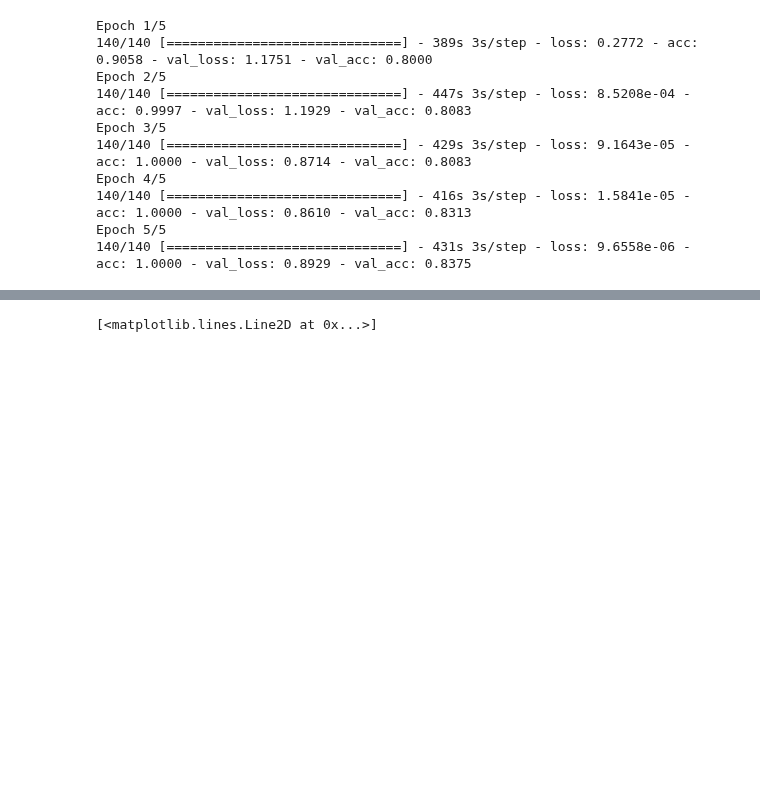
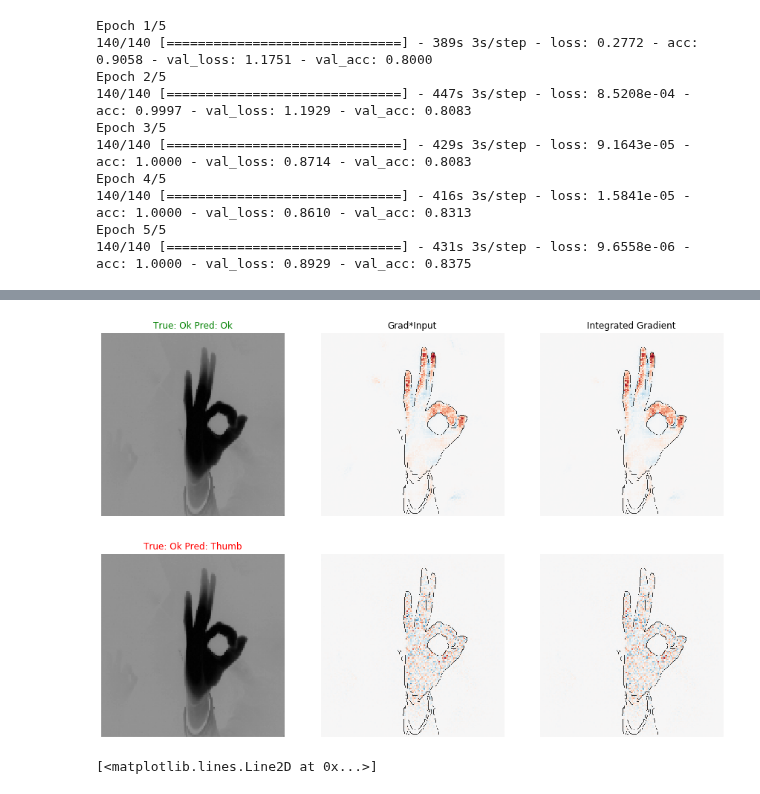
Before and after one commit to alexus37/MasterThesisCode, a Jupyter notebook: experiments/leap/LeapHandGesture.ipynb, the cells around one changed output, grey strips where cells are left out. Saved outputs shown, nothing was run; the diff lists cells and outputs as text; code cells hidden in the pictures; blank space fills up the shorter version.

```diff
--- a/experiments/leap/LeapHandGesture.ipynb
+++ b/experiments/leap/LeapHandGesture.ipynb
@@ -181,3 +215,32 @@ for i, (a1, a2) in enumerate(zip(attributions_gradin, attributions_ig)):
+# %%
+fig, axes = plt.subplots(nrows=2, ncols=3, figsize=(15, 10))
+i = 0
+row = 0
+a1 = attributions_gradin[0]
+a2 = attributions_ig[0]
+
+true_label = label_names[np.argmax(ys[i])]
+pred_label = label_names[np.argmax(ys_pred[i])]
+
+plot(xs[i].reshape(IMAGE_SHAPE[0], IMAGE_SHAPE[1]), cmap='Greys', axis=axes[row, 0]) \
+    .set_title(f'True: {true_label} Pred: {pred_label}', color='green' if true_label == pred_label else 'red')
+plot(a1.reshape(IMAGE_SHAPE[0], IMAGE_SHAPE[1]), xi = xs[i], axis=axes[row,1]).set_title('Grad*Input')
+plot(a2.reshape(IMAGE_SHAPE[0], IMAGE_SHAPE[1]), xi = xs[i], axis=axes[row,2]).set_title('Integrated Gradient')
+
+row = 1
+a1 = attributions_gradin_untrained[0]
+a2 = attributions_ig_untrained[0]
+
+true_label = label_names[np.argmax(ys[i])]
+pred_label = label_names[np.argmax(ys_pred_untrained[i])]
+
+plot(xs[i].reshape(IMAGE_SHAPE[0], IMAGE_SHAPE[1]), cmap='Greys', axis=axes[row, 0]) \
+    .set_title(f'True: {true_label} Pred: {pred_label}', color='green' if true_label == pred_label else 'red')
+plot(a1.reshape(IMAGE_SHAPE[0], IMAGE_SHAPE[1]), xi = xs[i], axis=axes[row,1])
+plot(a2.reshape(IMAGE_SHAPE[0], IMAGE_SHAPE[1]), xi = xs[i], axis=axes[row,2])
+plt.savefig("../results/leap/attribution.png", bbox_inches='tight')
+# %% [output]
+[figure, added]
 # %%
 import matplotlib as mpl
 # make the colormaps
```
Also changed, not shown: parts of 8 cells of this notebook, 6 other files.
